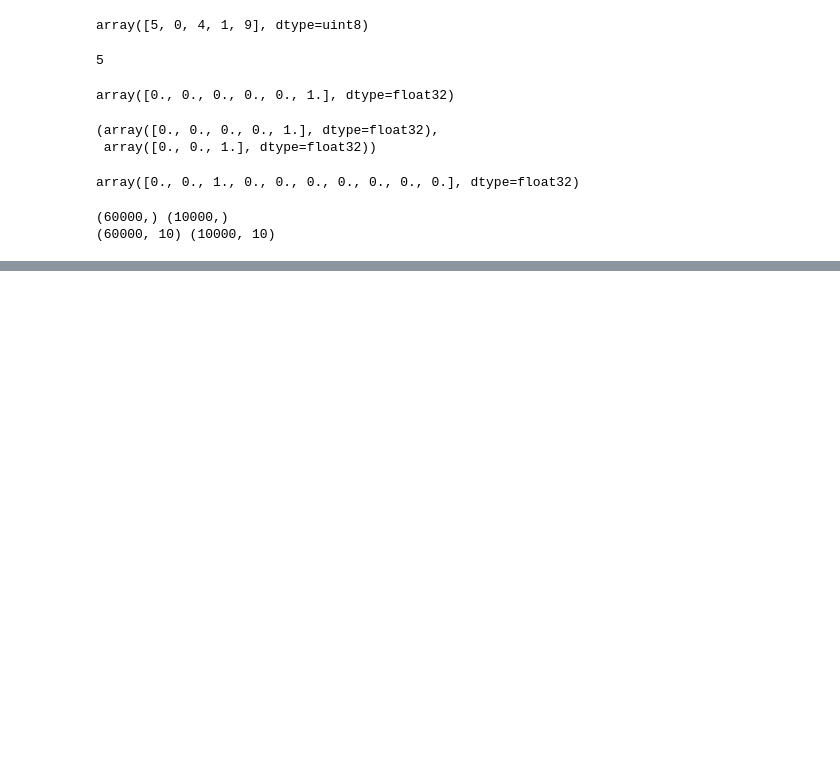
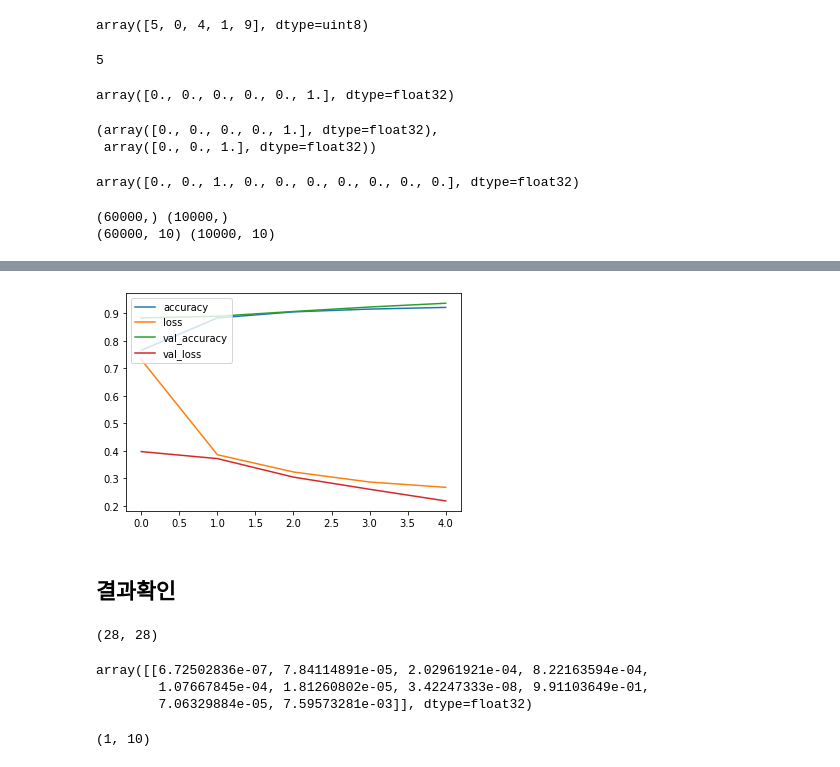
Before and after one commit to Vaycold/Vaycold, a Jupyter notebook: Python_DL/이미지분류-RNN으로 손글씨 이미지 분류하기.ipynb, the cells around one changed output, grey strips where cells are left out. Cells and saved outputs as stored; diff of their text form; code cells hidden in the pictures; blank space fills up the shorter version.

```diff
--- a/Python_DL/이미지분류-RNN으로 손글씨 이미지 분류하기.ipynb
+++ b/Python_DL/이미지분류-RNN으로 손글씨 이미지 분류하기.ipynb
@@ -337,0 +392,7 @@ print(train_labels.shape, test_labels.shape)
+# %%
+# rnn은 28x28을 한번에 처리하는 것이 아니라 (1,28), (2,28),....(28,28)로 처리함
+
+inputs = Input(shape=(28,28))
+x = SimpleRNN(64, activation = 'tanh')(inputs) # 첫번째 인자는 몇개로 나갈 것이냐 라는 값임 여기서는 64
+x = Dense(10, activation='softmax')(x)
+model = Model(inputs, x) # 모델은 인자를 input과 output을 받음
@@ -337,0 +417,11 @@ print(train_labels.shape, test_labels.shape)
+# %%
+# 모델에 loss와 optimizer, metric을 설정해보자
+# - loss : categorical_crossentropy
+# - optimizer : adam
+# - metric : accuracy
+
+model.compile(loss = 'categorical_crossentropy', optimizer='adam', metrics = ['accuracy'])
+# %%
+# 이 모델을 train_noisy_images를 학습시켜보자
+# epochs : 5
+hist = model.fit(train_noisy_images, train_labels, validation_data=(test_noisy_images, test_labels), epochs=5, verbose =2)
@@ -337,0 +439,19 @@ print(train_labels.shape, test_labels.shape)
+# %%
+# 진행상황을 plt로 출력해보자
+
+plt.plot(hist.history['accuracy'], label='accuracy')
+plt.plot(hist.history['loss'], label='loss')
+plt.plot(hist.history['val_accuracy'], label='val_accuracy')
+plt.plot(hist.history['val_loss'], label='val_loss')
+plt.legend(loc='upper left')
+plt.show()
+# %% [output]
+[figure, added]
+# %% [markdown]
+## 결과확인
+# %%
+# 완성된 모델에서 test_noisy_image를 1장 넣고 결과를 res 변수에 저장해보자
+
+test_noisy_images[0].shape
+# %% [output]
+(28, 28)
@@ -337,0 +460,8 @@ print(train_labels.shape, test_labels.shape)
+# %%
+# 그렇기 떄문에 이렇게 해주면됨
+
+model.predict(test_noisy_images[0].reshape(1,28,28))
+# %% [output]
+array([[6.72502836e-07, 7.84114891e-05, 2.02961921e-04, 8.22163594e-04,
+        1.07667845e-04, 1.81260802e-05, 3.42247333e-08, 9.91103649e-01,
+        7.06329884e-05, 7.59573281e-03]], dtype=float32)
@@ -337,0 +471,4 @@ print(train_labels.shape, test_labels.shape)
+# %%
+res.shape
+# %% [output]
+(1, 10)
```
Also changed, not shown: parts of 26 cells of this notebook.
